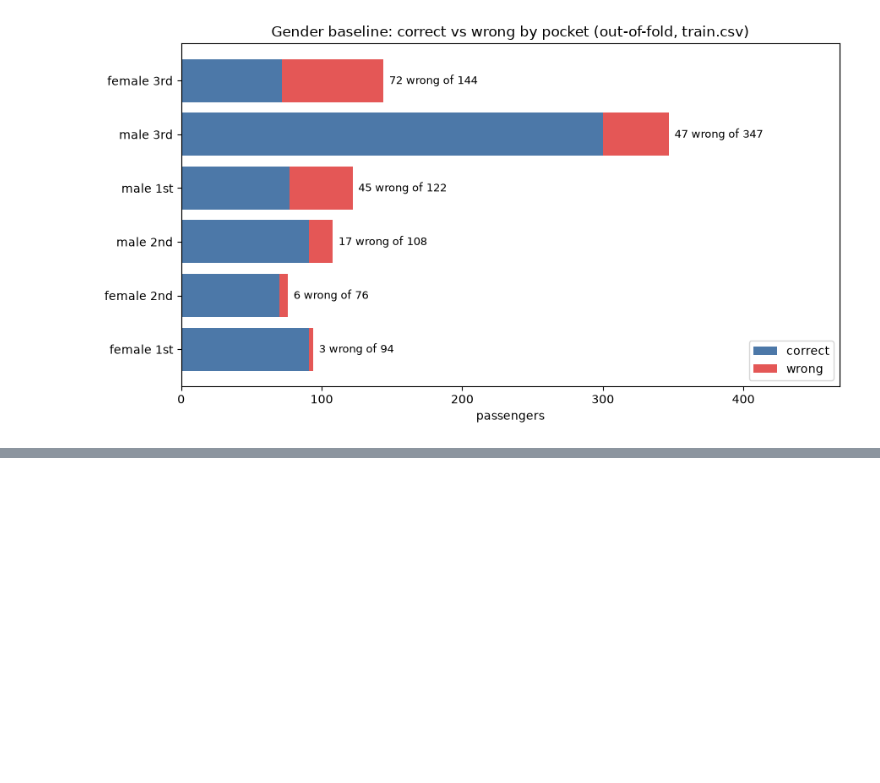
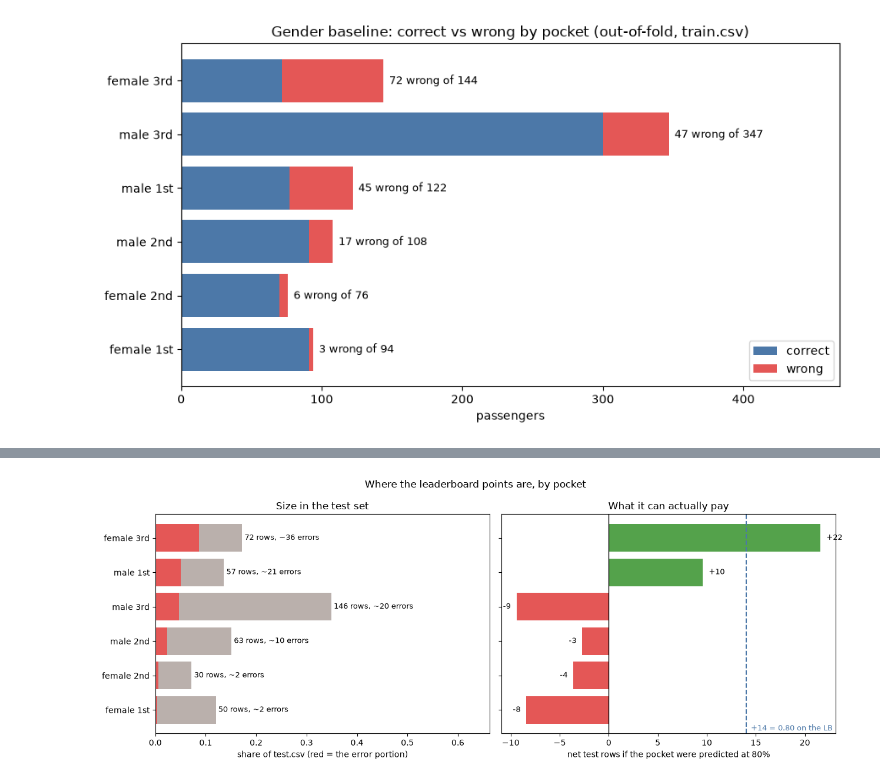
Before and after one commit to NateDeMoro/intro, a Jupyter notebook: notebooks/error_analysis.ipynb, the cells around one changed output, grey strips where cells are left out. Cells and saved outputs as stored; diff of their text form; code cells hidden in the pictures; blank space fills up the shorter version.

```diff
--- a/notebooks/error_analysis.ipynb
+++ b/notebooks/error_analysis.ipynb
@@ -137,0 +236,33 @@ scaled to these 891 rows that is about +30.
+# %%
+# two views side by side: how big the pocket is in the test set, and what it can actually pay
+fig, (left, right) = plt.subplots(1, 2, figsize=(13, 5))
+positions = np.arange(len(exposure))
+
+left.barh(positions, exposure["test_share"], color="#bab0ac")
+left.barh(positions, exposure["expected_test_errors"] / len(test_df), color="#e45756")
+for i, row in enumerate(exposure.itertuples()):
+    left.text(row.test_share + 0.005, i, f"{row.test_n} rows, ~{row.expected_test_errors:.0f} errors",
+              va="center", fontsize=9)
+left.set_yticks(positions, exposure.index)
+left.invert_yaxis()
+left.set_xlim(0, exposure["test_share"].max() * 1.9)
+left.set_xlabel("share of test.csv (red = the error portion)")
+left.set_title("Size in the test set")
+
+colours = ["#54a24b" if v > 0 else "#e45756" for v in exposure["net@80%"]]
+right.barh(positions, exposure["net@80%"], color=colours)
+right.axvline(0, color="black", linewidth=1)
+right.axvline(14, color="#4c78a8", linestyle="--", linewidth=1.5)
+right.text(14.5, len(exposure) - 0.4, "+14 = 0.80 on the LB", fontsize=9, color="#4c78a8")
+for i, row in enumerate(exposure.itertuples()):
+    right.text(row._8 + (0.6 if row._8 > 0 else -0.6), i, f"{row._8:+.0f}",
+               va="center", ha="left" if row._8 > 0 else "right", fontsize=9)
+right.set_yticks(positions, [])
+right.invert_yaxis()
+right.set_xlabel("net test rows if the pocket were predicted at 80%")
+right.set_title("What it can actually pay")
+plt.suptitle("Where the leaderboard points are, by pocket")
+plt.tight_layout()
+plt.show()
+# %% [output]
+[figure, added]
```
Also changed, not shown: parts of 10 cells of this notebook, 13 other files.
